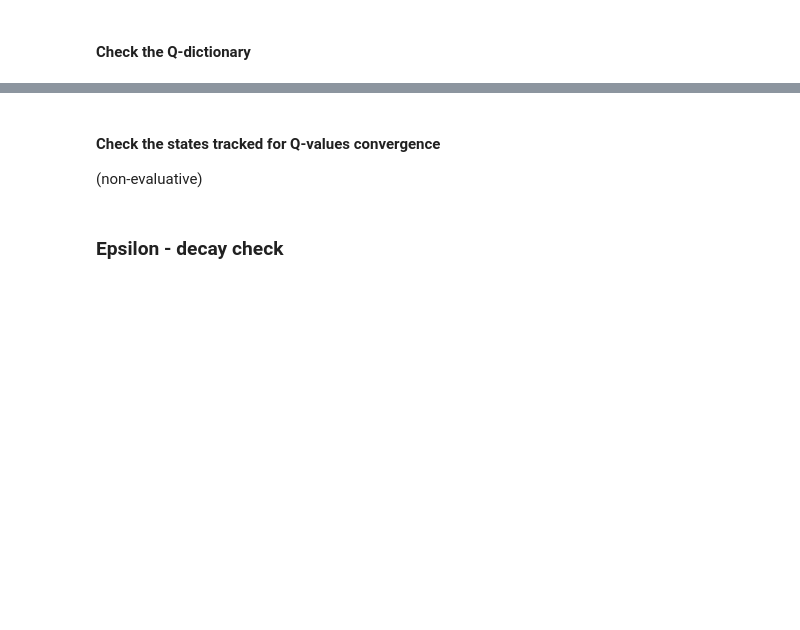
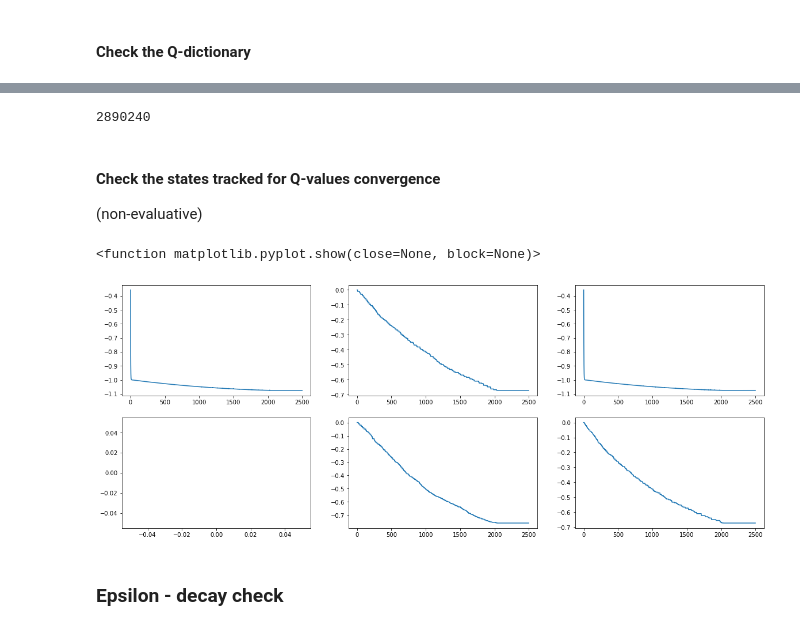
Before and after one commit to npradeep357/ml-learnings, a Jupyter notebook: RL/Module-3-Assignment-Tic-Tac-Toe/TicTacToe_Agent.ipynb, the cells around one changed output, grey strips where cells are left out. Drawn from its saved outputs; the diff is of its cells as text; code cells hidden in the pictures; blank space fills up the shorter version.

```diff
--- a/RL/Module-3-Assignment-Tic-Tac-Toe/TicTacToe_Agent.ipynb
+++ b/RL/Module-3-Assignment-Tic-Tac-Toe/TicTacToe_Agent.ipynb
@@ -62,3 +72,5 @@ def add_to_dict(state):
 #### Tracking the state-action pairs for checking convergence - write your code here
 # %%
 # Initialise Q_dictionary as 'Q_dict' and States_tracked as 'States_track' (for convergence)
+Q_dict = collections.defaultdict(dict)
+States_track =collections.defaultdict(dict)
@@ -112,8 +178,48 @@ len(Q_dict)
+# %%
+# printing length of q dict
+len(Q_dict)
+# %% [output]
+2890240
 # %% [markdown]
 #### Check the states tracked for Q-values convergence
 (non-evaluative)
 # %%
 # Write the code for plotting the graphs for state-action pairs tracked
+# %%
+plt.figure(0, figsize=(20,12))
+
+x_axis = np.asarray(range(0, len(States_track['x-x-x-x-x-x-x-x-x'][(6,7)])))
+plt.subplot(331)
+plt.plot(x_axis,np.asarray(States_track['x-x-x-x-x-x-x-x-x'][(6,7)]))
+plt.show
+
+x_axis = np.asarray(range(0, len(States_track['x-3-x-x-x-8-x-x-x'][(7,5)])))
+plt.subplot(332)
+plt.plot(x_axis,np.asarray(States_track['x-3-x-x-x-8-x-x-x'][(7,5)]))
+plt.show
+
+x_axis = np.asarray(range(0, len(States_track['x-x-x-x-x-x-x-x-x'][(4,9)])))
+plt.subplot(333)
+plt.plot(x_axis,np.asarray(States_track['x-x-x-x-x-x-x-x-x'][(4,9)]))
+plt.show
+
+x_axis = np.asarray(range(0, len(States_track['x-2-6-3-x-x-5-x-x'][(1,9)])))
+plt.subplot(334)
+plt.plot(x_axis,np.asarray(States_track['x-2-6-3-x-x-5-x-x'][(1,9)]))
+plt.show
+
+x_axis = np.asarray(range(0, len(States_track['6-x-x-x-5-x-x-x-x'][(8,1)])))
+plt.subplot(335)
+plt.plot(x_axis,np.asarray(States_track['6-x-x-x-5-x-x-x-x'][(8,1)]))
+plt.show
+
+x_axis = np.asarray(range(0, len(States_track['x-x-x-x-7-x-8-x-x'][(5,3)])))
+plt.subplot(336)
+plt.plot(x_axis,np.asarray(States_track['x-x-x-x-7-x-8-x-x'][(5,3)]))
+plt.show
+# %% [output]
+<function matplotlib.pyplot.show(close=None, block=None)>
+[figure, added]
 # %% [markdown]
 ### Epsilon - decay check
 # %%
```
Also changed, not shown: parts of 13 cells of this notebook, 1 other file.
